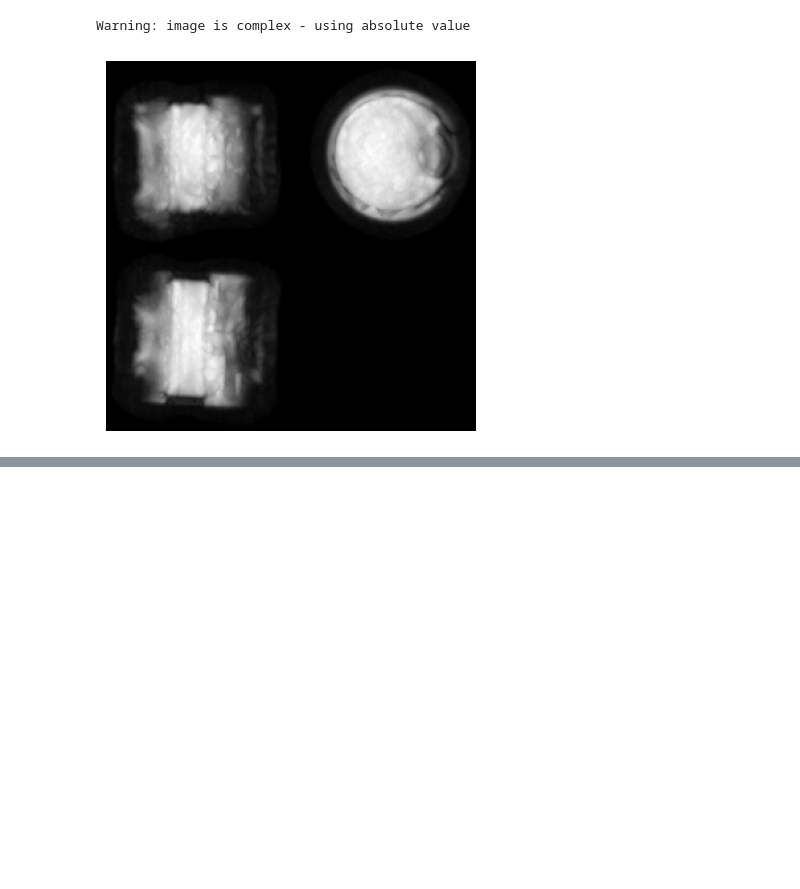
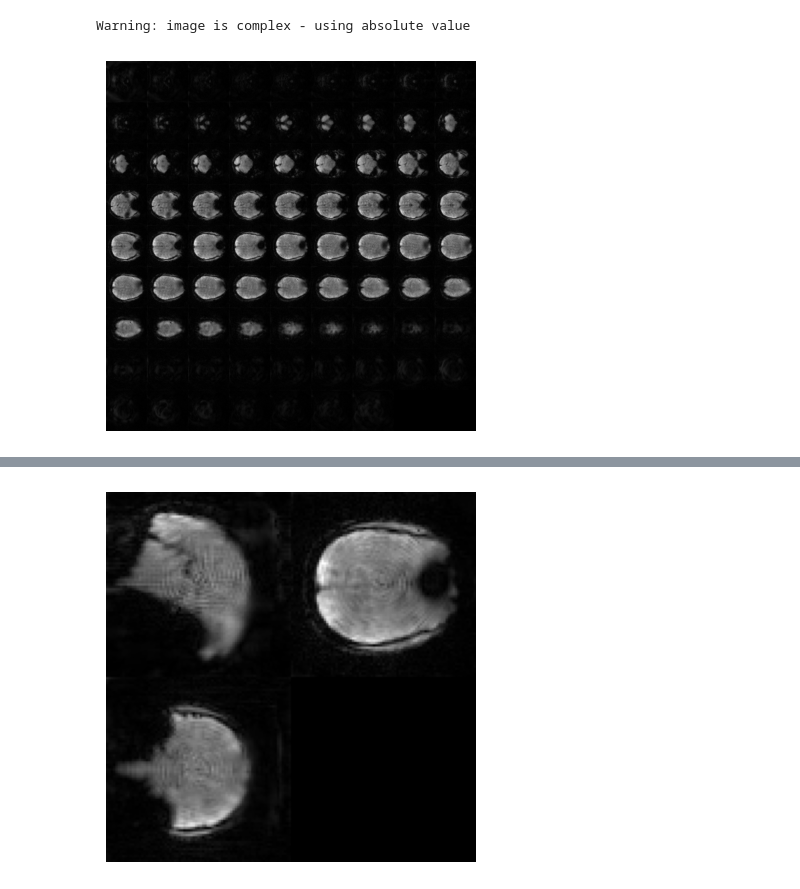
Before and after one commit to fmrifrey/umlps, a Jupyter notebook: recon_pytorch/view_recon.ipynb, the cells around one changed output, grey strips where cells are left out. Cells and saved outputs as stored; diff of their text form; code cells hidden in the pictures; blank space fills up the shorter version.

Commit message:
added fmri processing, updates to recon notebooks

```diff
--- a/recon_pytorch/view_recon.ipynb
+++ b/recon_pytorch/view_recon.ipynb
@@ -4,11 +4,12 @@ import torch
 import numpy as np
 import h5py
 # %%
-with h5py.File('/home/djfrey/data/acr_testing_20250407/recon.h5', 'r') as h5_file:
+with h5py.File('/home/djfrey/data/lps_fmri_20250411/lps_fmri/recon.h5', 'r') as h5_file:
     img = torch.tensor(h5_file['sol/real'][:] + 1j * h5_file['sol/imag'][:]) # kspace data
 img = img.permute(0,1,4,3,2)
 # %%
-tim(img,viewtype='mip3')
+tim(img)
+tim(img,viewtype='mid3')
 # %% [output]
 Warning: image is complex - using absolute value
-[figure, old version]
+[figure, new version]
@@ -14,0 +17 @@ Warning: image is complex - using absolute value
+[figure, added]
```
Also changed, not shown: parts of 1 cell of this notebook, 6 other files.
